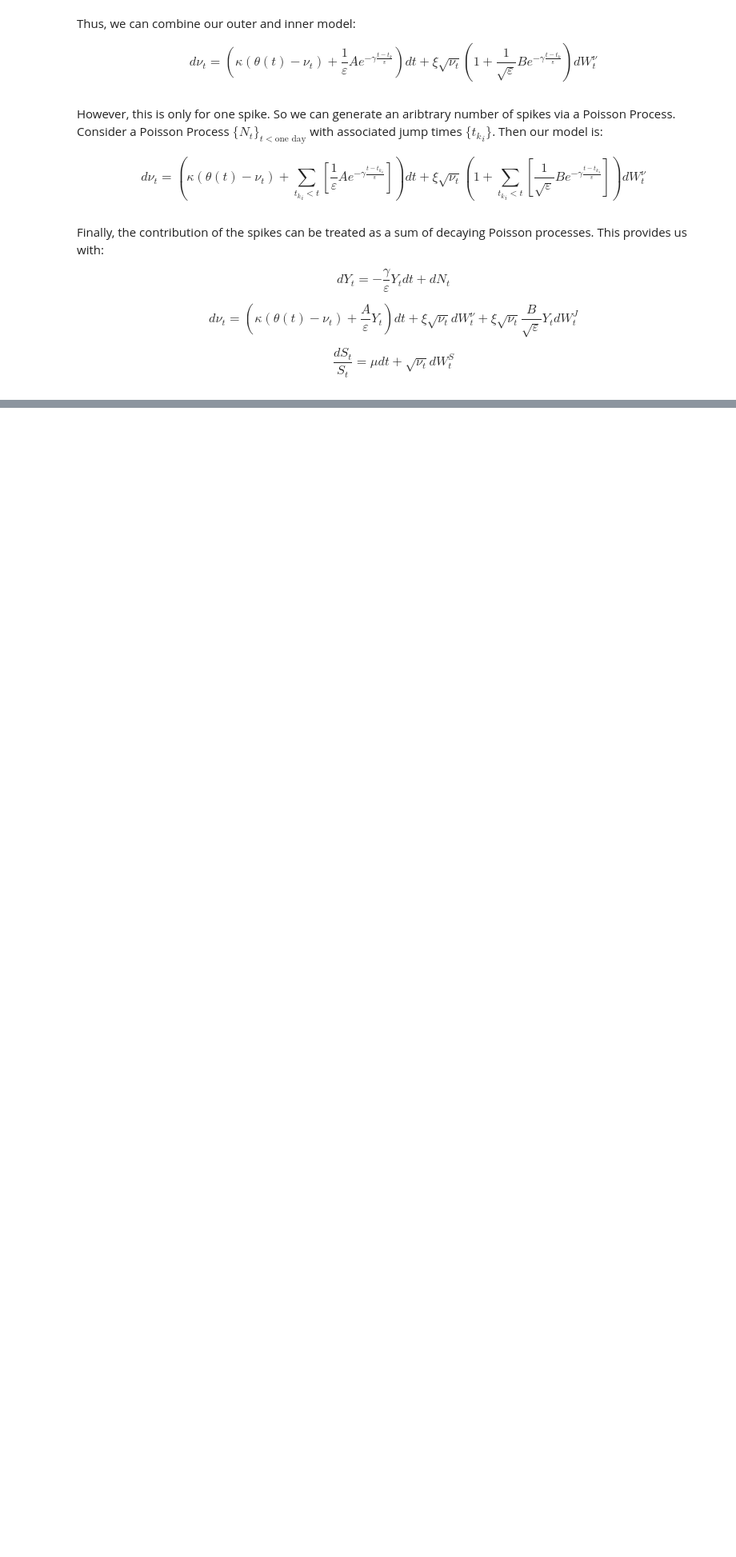
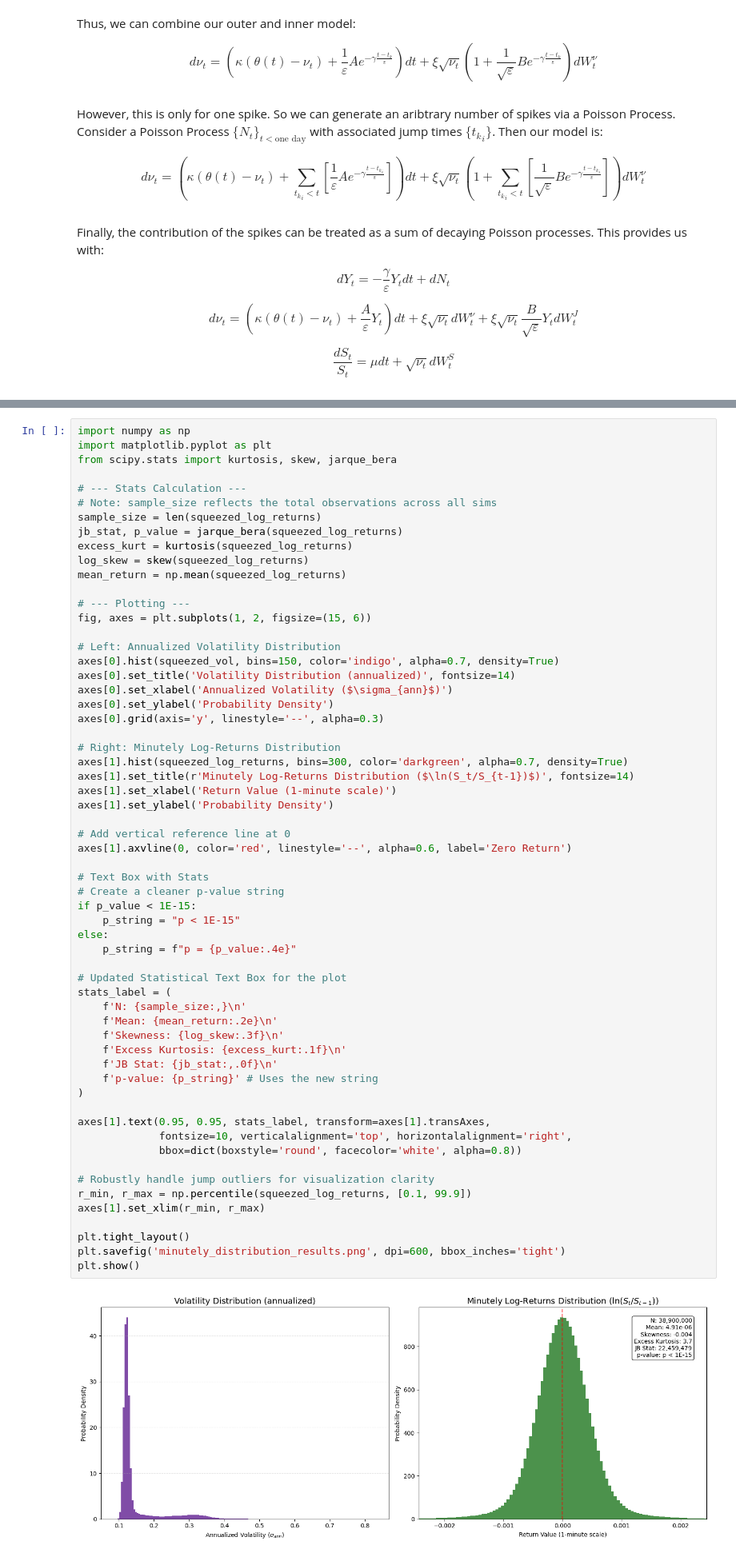
Before and after one commit to thomaskornfeld/m86, a Jupyter notebook: boundary_layer.ipynb, the cells around one changed output, grey strips where cells are left out. Shown at 80% size. Cells and saved outputs as stored; diff of their text form; blank space fills up the shorter version.

```diff
--- a/boundary_layer.ipynb
+++ b/boundary_layer.ipynb
@@ -193,0 +292,62 @@ for i in tqdm(range(100000)):
+# %%
+import numpy as np
+import matplotlib.pyplot as plt
+from scipy.stats import kurtosis, skew, jarque_bera
+
+# --- Stats Calculation ---
+# Note: sample_size reflects the total observations across all sims
+sample_size = len(squeezed_log_returns)
+jb_stat, p_value = jarque_bera(squeezed_log_returns)
+excess_kurt = kurtosis(squeezed_log_returns)
+log_skew = skew(squeezed_log_returns)
+mean_return = np.mean(squeezed_log_returns)
+
+# --- Plotting ---
+fig, axes = plt.subplots(1, 2, figsize=(15, 6))
+
+# Left: Annualized Volatility Distribution
+axes[0].hist(squeezed_vol, bins=150, color='indigo', alpha=0.7, density=True)
+axes[0].set_title('Volatility Distribution (annualized)', fontsize=14)
+axes[0].set_xlabel('Annualized Volatility ($\sigma_{ann}$)')
+axes[0].set_ylabel('Probability Density')
+axes[0].grid(axis='y', linestyle='--', alpha=0.3)
+
+# Right: Minutely Log-Returns Distribution
+axes[1].hist(squeezed_log_returns, bins=300, color='darkgreen', alpha=0.7, density=True)
+axes[1].set_title(r'Minutely Log-Returns Distribution ($\ln(S_t/S_{t-1})$)', fontsize=14)
+axes[1].set_xlabel('Return Value (1-minute scale)')
+axes[1].set_ylabel('Probability Density')
+
+# Add vertical reference line at 0
+axes[1].axvline(0, color='red', linestyle='--', alpha=0.6, label='Zero Return')
+
+# Text Box with Stats
+# Create a cleaner p-value string
+if p_value < 1E-15:
+    p_string = "p < 1E-15"
+else:
+    p_string = f"p = {p_value:.4e}"
+
+# Updated Statistical Text Box for the plot
+stats_label = (
+    f'N: {sample_size:,}\n'
+    f'Mean: {mean_return:.2e}\n'
+    f'Skewness: {log_skew:.3f}\n'
+    f'Excess Kurtosis: {excess_kurt:.1f}\n'
+    f'JB Stat: {jb_stat:,.0f}\n'
+    f'p-value: {p_string}' # Uses the new string
+)
+
+axes[1].text(0.95, 0.95, stats_label, transform=axes[1].transAxes,
+             fontsize=10, verticalalignment='top', horizontalalignment='right',
+             bbox=dict(boxstyle='round', facecolor='white', alpha=0.8))
+
+# Robustly handle jump outliers for visualization clarity
+r_min, r_max = np.percentile(squeezed_log_returns, [0.1, 99.9])
+axes[1].set_xlim(r_min, r_max)
+
+plt.tight_layout()
+plt.savefig('minutely_distribution_results.png', dpi=600, bbox_inches='tight')
+plt.show()
+# %% [output]
+[figure, added]
```
Also changed, not shown: parts of 15 cells of this notebook.
